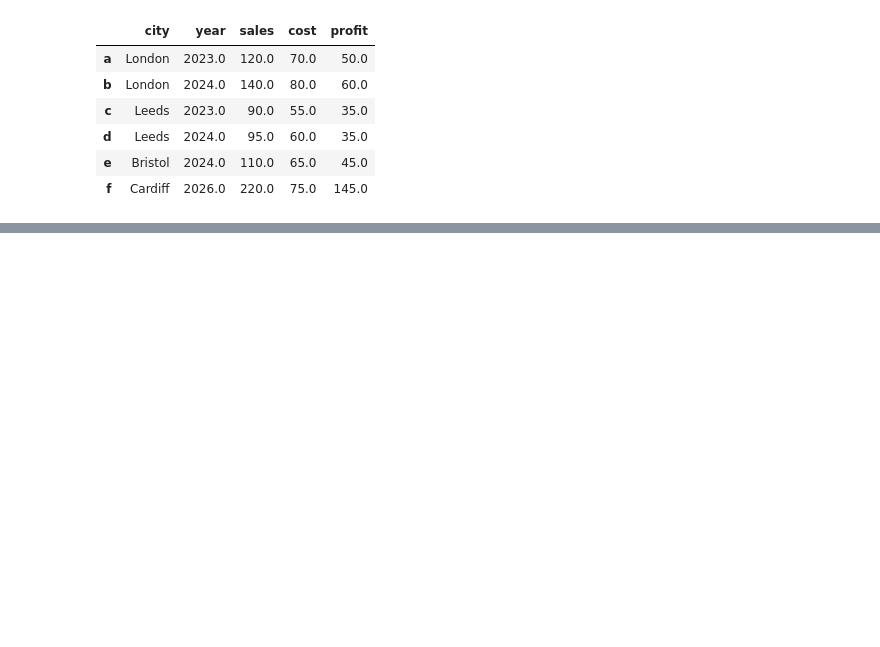
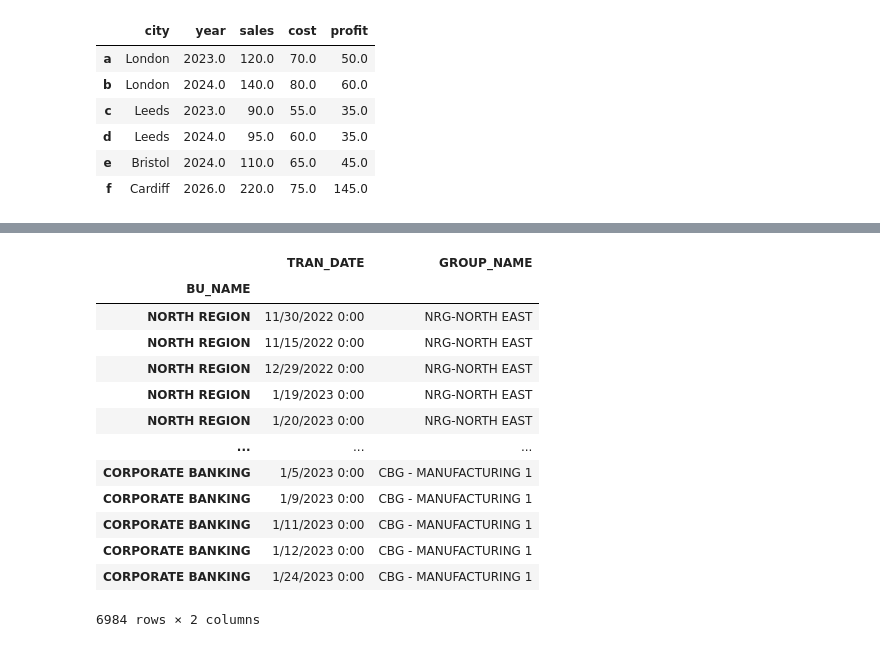
Before and after one commit to Azeez008/Python-Novice-to-Pro, a Jupyter notebook: DATA MANIPLUATION WITH PANDAS/Data_manipulation_with_pandas.ipynb, the cells around one changed output, grey strips where cells are left out. Saved outputs shown, nothing was run; the diff lists cells and outputs as text; code cells hidden in the pictures; blank space fills up the shorter version.

```diff
--- a/DATA MANIPLUATION WITH PANDAS/Data_manipulation_with_pandas.ipynb
+++ b/DATA MANIPLUATION WITH PANDAS/Data_manipulation_with_pandas.ipynb
@@ -508,0 +589,17 @@ df_dummy = df_dummy.drop(index ="profit")
+# %%
+df2_Bu_name.loc[["NORTH REGION","CORPORATE BANKING"], ["TRAN_DATE","GROUP_NAME"]]
+# %% [output]
+|  | TRAN_DATE | GROUP_NAME |
+| BU_NAME |  |  |
+| NORTH REGION | 11/30/2022 0:00 | NRG-NORTH EAST |
+| NORTH REGION | 11/15/2022 0:00 | NRG-NORTH EAST |
+| NORTH REGION | 12/29/2022 0:00 | NRG-NORTH EAST |
+| NORTH REGION | 1/19/2023 0:00 | NRG-NORTH EAST |
+| NORTH REGION | 1/20/2023 0:00 | NRG-NORTH EAST |
+| ... | ... | ... |
+| CORPORATE BANKING | 1/5/2023 0:00 | CBG - MANUFACTURING 1 |
+| CORPORATE BANKING | 1/9/2023 0:00 | CBG - MANUFACTURING 1 |
+| CORPORATE BANKING | 1/11/2023 0:00 | CBG - MANUFACTURING 1 |
+| CORPORATE BANKING | 1/12/2023 0:00 | CBG - MANUFACTURING 1 |
+| CORPORATE BANKING | 1/24/2023 0:00 | CBG - MANUFACTURING 1 |
+6984 rows × 2 columns
```
Also changed, not shown: parts of 15 cells of this notebook, 3 other files.
